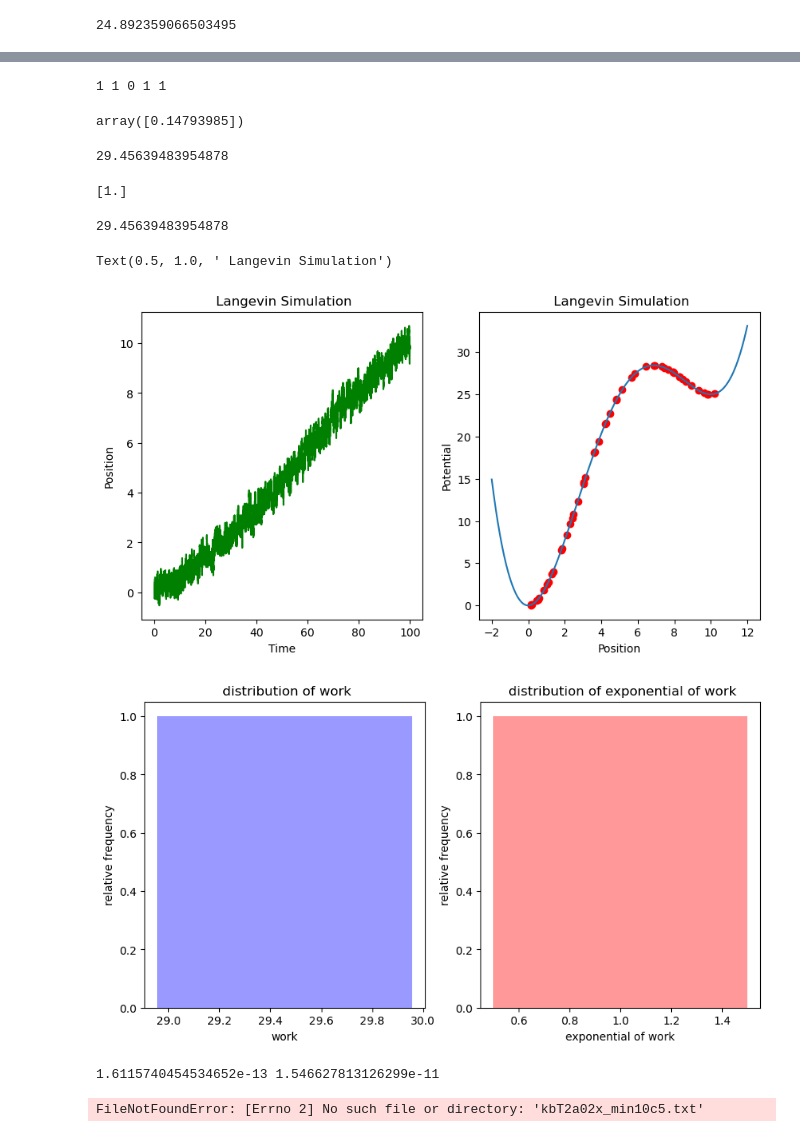
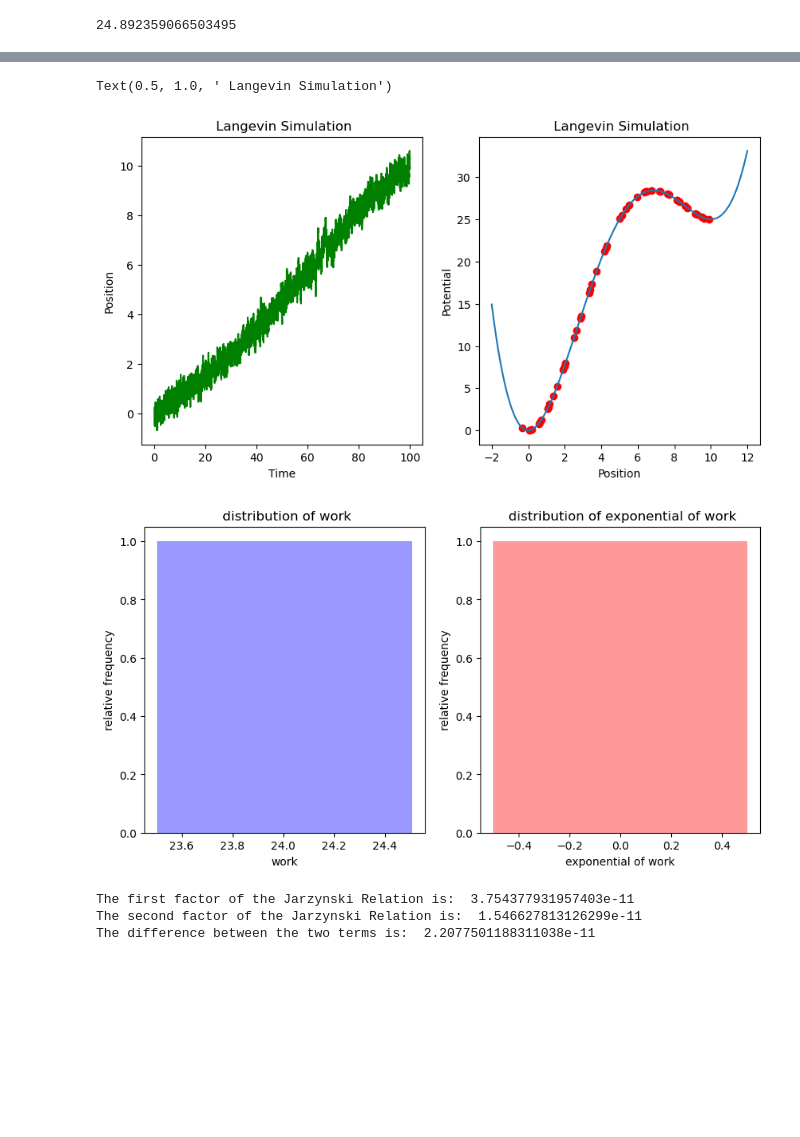
Before and after one commit to pietropecchini/TP4, a Jupyter notebook: overdamped.ipynb, the cells around one changed output, grey strips where cells are left out. Cells and saved outputs as stored; diff of their text form; code cells hidden in the pictures; blank space fills up the shorter version.

```diff
--- a/overdamped.ipynb
+++ b/overdamped.ipynb
@@ -27,13 +26,13 @@ def external_force(x, x_center, k=k):
     return -k*(x-x_center)
 # %%
 # Parameters
-n_tries = 30
+n_tries = 1
 x_center = 0
 total_time = 100
 dt = 0.005
 v_external_force = x_min/total_time
 n_steps= round(total_time/dt)
-gamma= 100 # friction coefficient
+gamma= 1 # friction coefficient
 kbT=1
 D = kbT/gamma
 
@@ -49,6 +48,7 @@ def eq_distribution_in(x):
 def approx_in(x):
     p = np.exp((-((a*x_min)/(x_min+2*c)*(3*c**2+x_min**2+2*x_min*c)+k/2)*x**2)/kbT)
     return p
+std = 1/np.sqrt(2*((a*x_min)/(x_min+2*c)*(3*c**2+x_min**2+2*x_min*c)+k/2)/kbT) # standard deviation of the initial distribution
 # %%
 # Definition of the final probability function (Boltzmann distribution)
 
@@ -217,6 +187,0 @@ x_in_1 = np.copy(x_in)
-# %%
-print(w_1.size,w.size, len(invalid_indexes[0]), x_in_1.size, x_fin_1.size)
-x_in_1
-# %% [output]
-1 1 0 1 1
-array([0.14793985])
@@ -227,56 +188,49 @@ x_in_1 = np.delete (x_in_1,invalid_indexes)
-# %%
-print(np.mean(w_1))
-# %% [output]
-29.45639483954878
-# %%
-exp_w_1 = np.exp(- (w_1-np.min(w_1))/kbT)
-
-print(exp_w_1[:10])
-# %% [output]
-[1.]
-# %%
-print(np.mean(w_1))
-# %% [output]
-29.45639483954878
 # %%
+# Visualizing the dynamics of the last try
 tim_ = np.linspace(0,total_time , x_sim.size)
 fig, axs = plt.subplots(1, 2, figsize=(10, 5))
 
 
 axs[0].plot(tim_, x_sim, 'g')
 axs[0].set_xlabel('Time')
 axs[0].set_ylabel('Position')
 axs[0].set_title(' Langevin Simulation')
 
 x_plot=x_sim[::int(len(x_sim)/50)] # plots only 50 points
-axs[1].plot(x_plot,potential(x_plot), 'ro', label='simulation')
-axs[1].plot(x, potential(x), label='potential')
+axs[1].plot(x_plot,potential(x_plot), 'ro', label='Simulation')
+axs[1].plot(x, potential(x), label='Potential')
 axs[1].set_xlabel('Position')
 axs[1].set_ylabel('Potential')
 axs[1].set_title(' Langevin Simulation')
 # %% [output]
 Text(0.5, 1.0, ' Langevin Simulation')
-[figure, old version]
+[figure, new version]
 # %%
+# Visualizing the distribution of work and its exponential
 fig, axs = plt.subplots(1, 2, figsize=(10, 5))
 
 
-axs[0].hist(w_1, bins=round(np.sqrt(w_1.size)), alpha=0.4, color='blue', label='work', density=True)
+axs[0].hist(w, bins=round(np.sqrt(w.size)), alpha=0.4, color='blue', label='work', density=True)
 axs[0].set_xlabel('work')
 axs[0].set_ylabel('relative frequency')
 axs[0].set_title(' distribution of work')
 
 
-axs[1].hist(exp_w_1, bins=round(np.sqrt(w_1.size)), alpha=0.4, color='red', label='exponential of work', density=False)
+axs[1].hist(exp_w, bins=round(np.sqrt(w.size)), alpha=0.4, color='red', label='exponential of work', density=False)
 axs[1].set_xlabel('exponential of work')
 axs[1].set_ylabel('relative frequency')
 axs[1].set_title(' distribution of exponential of work')
 
 plt.show()
 # %% [output]
-[figure, old version]
+[figure, new version]
 # %%
-print(np.mean(exp_w_1)*np.exp(-np.min(w_1)/kbT), np.exp(-d_free_energy/kbT))
+# Printing the results
+print('The first factor of the Jarzynski Relation is: ', np.mean(exp_w))
+print('The second factor of the Jarzynski Relation is: ', np.exp(-d_free_energy/kbT))
+print('The difference between the two terms is: ', np.abs(np.mean(exp_w)-np.exp(-d_free_energy/kbT)))
 # %% [output]
-1.6115740454534652e-13 1.546627813126299e-11
+The first factor of the Jarzynski Relation is:  3.754377931957403e-11
+The second factor of the Jarzynski Relation is:  1.546627813126299e-11
+The difference between the two terms is:  2.2077501188311038e-11
 # %%
@@ -300,28 +252 @@ file_path = 'results.txt'
 write_vectors_to_file(file_path, vectors)
-# %%
-import csv
-import numpy as np
-
-kbT= 2
-x_in = np.array([])
-x_fin = np.array([])
-w = np.array([])
-
-with open('kbT2a02x_min10c5.txt', 'r') as file:
-
-    reader = csv.reader(file, delimiter=' ')
-    next(reader)
-
-
-    for row in reader:
-
-        col1 = float(row[0])
-        col2 = float(row[1])
-        col3 = float(row[2])
-
-
-        x_in = np.append(x_in, col1)
-        x_fin = np.append(x_fin, col2)
-        w = np.append(w, col3)
-# %% [output]
-FileNotFoundError: [Errno 2] No such file or directory: 'kbT2a02x_min10c5.txt'
```
Also changed, not shown: parts of 17 cells of this notebook, 1 other file.
